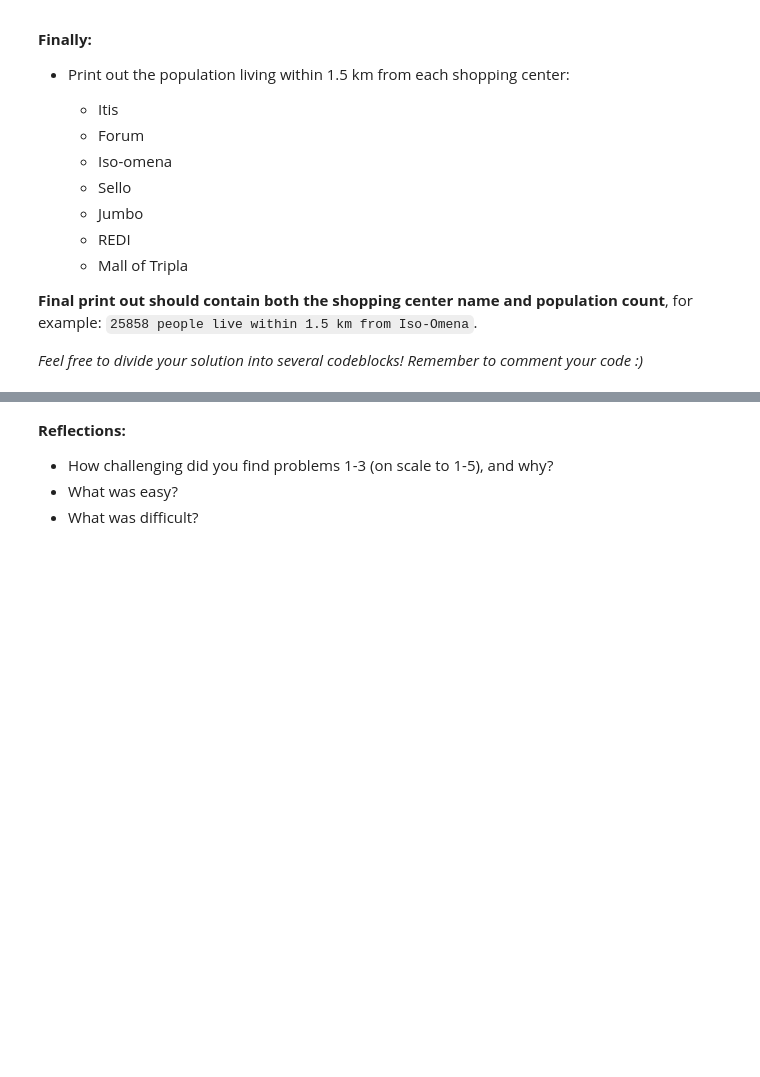
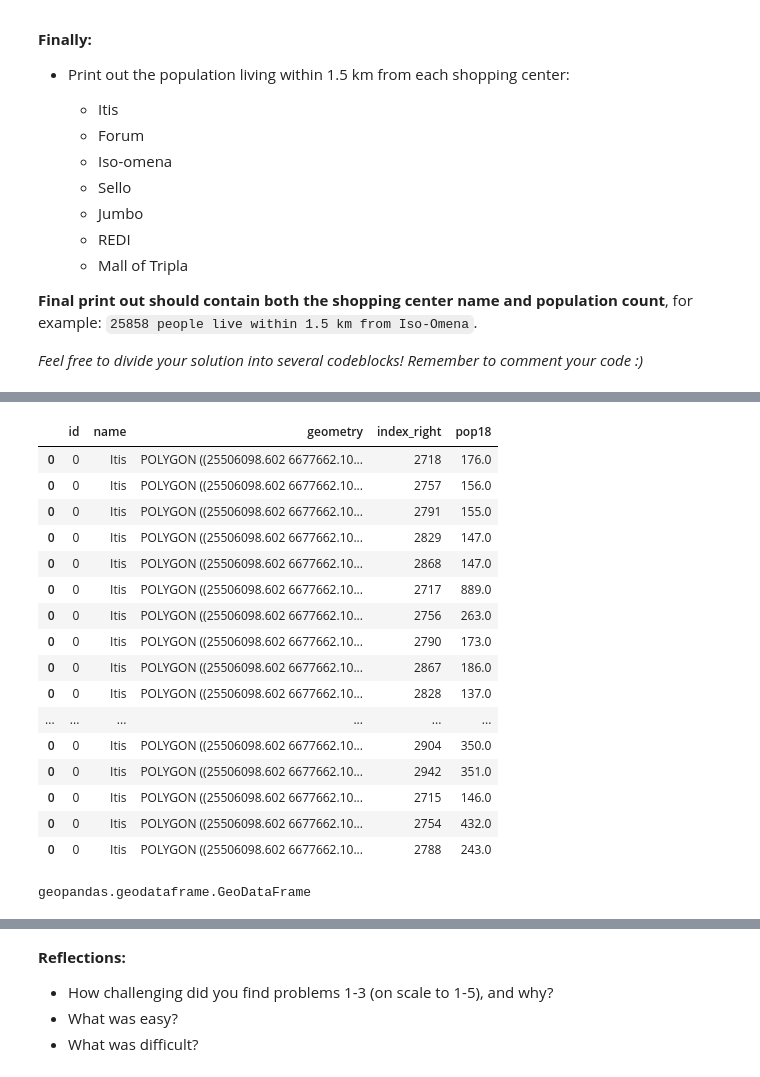
Before and after one commit to dvdov-david/gis-exercise-3-dvdov, a Jupyter notebook: Exercise-3-Problem-1-3.ipynb, the cells around one changed output, grey strips where cells are left out. Saved outputs shown, nothing was run; the diff lists cells and outputs as text; code cells hidden in the pictures; blank space fills up the shorter version.

```diff
--- a/Exercise-3-Problem-1-3.ipynb
+++ b/Exercise-3-Problem-1-3.ipynb
@@ -230,3 +445,27 @@ raise NotImplementedError()
+# %%
+join_bufferPop.head(20)
+# %% [output]
+|  | id | name | geometry | index_right | pop18 |
+| 0 | 0 | Itis | POLYGON ((25506098.602 6677662.10... | 2718 | 176.0 |
+| 0 | 0 | Itis | POLYGON ((25506098.602 6677662.10... | 2757 | 156.0 |
+| 0 | 0 | Itis | POLYGON ((25506098.602 6677662.10... | 2791 | 155.0 |
+| 0 | 0 | Itis | POLYGON ((25506098.602 6677662.10... | 2829 | 147.0 |
+| 0 | 0 | Itis | POLYGON ((25506098.602 6677662.10... | 2868 | 147.0 |
+| 0 | 0 | Itis | POLYGON ((25506098.602 6677662.10... | 2717 | 889.0 |
+| 0 | 0 | Itis | POLYGON ((25506098.602 6677662.10... | 2756 | 263.0 |
+| 0 | 0 | Itis | POLYGON ((25506098.602 6677662.10... | 2790 | 173.0 |
+| 0 | 0 | Itis | POLYGON ((25506098.602 6677662.10... | 2867 | 186.0 |
+| 0 | 0 | Itis | POLYGON ((25506098.602 6677662.10... | 2828 | 137.0 |
+| ... | ... | ... | ... | ... | ... |
+| 0 | 0 | Itis | POLYGON ((25506098.602 6677662.10... | 2904 | 350.0 |
+| 0 | 0 | Itis | POLYGON ((25506098.602 6677662.10... | 2942 | 351.0 |
+| 0 | 0 | Itis | POLYGON ((25506098.602 6677662.10... | 2715 | 146.0 |
+| 0 | 0 | Itis | POLYGON ((25506098.602 6677662.10... | 2754 | 432.0 |
+| 0 | 0 | Itis | POLYGON ((25506098.602 6677662.10... | 2788 | 243.0 |
+# %%
+type(join_bufferPop)
+# %% [output]
+geopandas.geodataframe.GeoDataFrame
 # %%
 # Report how many people live within 1.5 km distance from each shopping center
 
```
Also changed, not shown: parts of 27 cells of this notebook, 1 other file.
